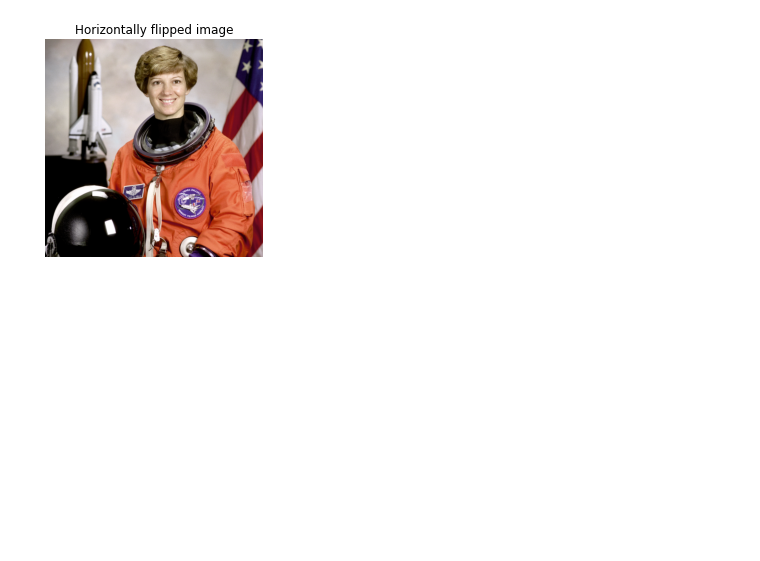
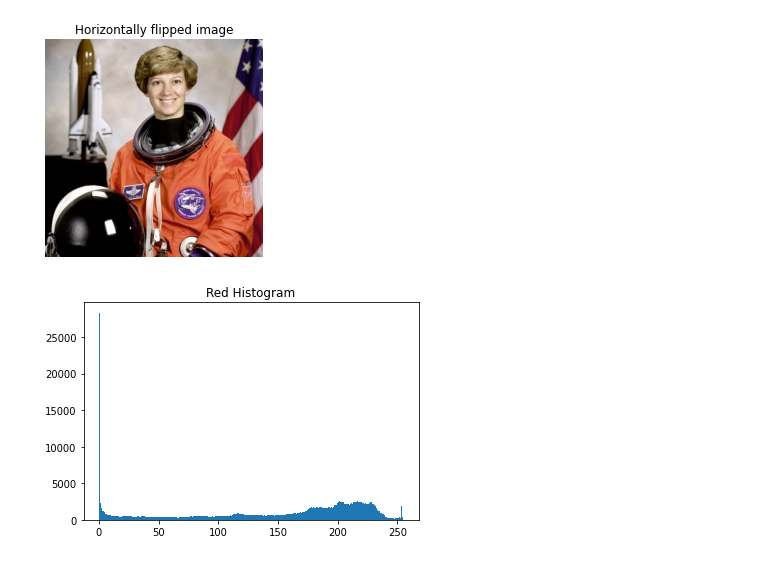
Before and after one commit to MohebZandi/Comupter_Vision, a Jupyter notebook: Image_processing_Data_Camp_1.ipynb, the cells around one changed output. Cells and saved outputs as stored; diff of their text form; code cells hidden in the pictures; blank space fills up the shorter version.

```diff
--- a/Image_processing_Data_Camp_1.ipynb
+++ b/Image_processing_Data_Camp_1.ipynb
@@ -116,3 +116,12 @@ horizontally_flipped = np.fliplr(image1)
 show_image(horizontally_flipped, 'Horizontally flipped image')
 # %% [output]
 [figure]
+# %%
+# Red color of the image
+red = image1[:, :, 0]
+# Obtain the red histogram
+plt.hist(red.ravel(), bins=256)
+plt.title('Red Histogram')
+plt.show()
+# %% [output]
+[figure, added]
```
Also changed, not shown: parts of 9 cells of this notebook.
